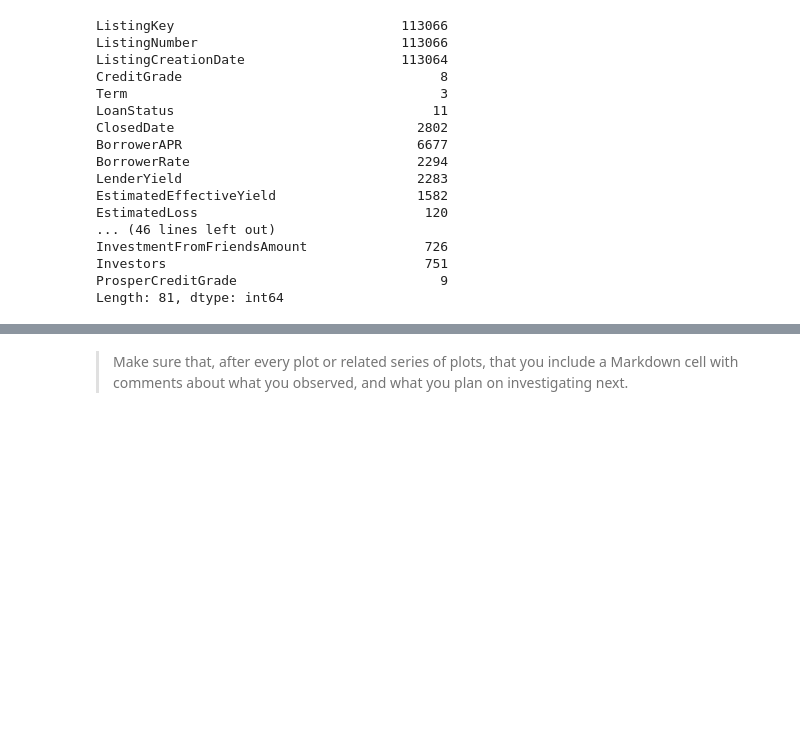
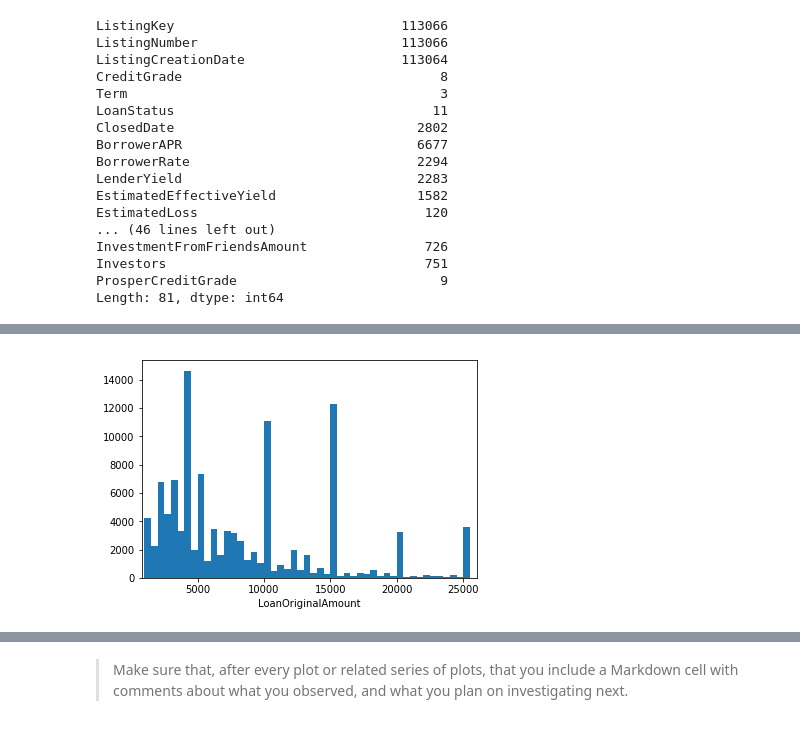
Before and after one commit to iRowebot/prosper_loans_visualizations, a Jupyter notebook: prosper_loans_data_visualization.ipynb, the cells around one changed output, grey strips where cells are left out. Cells and saved outputs as stored; diff of their text form; code cells hidden in the pictures; blank space fills up the shorter version.

```diff
--- a/prosper_loans_data_visualization.ipynb
+++ b/prosper_loans_data_visualization.ipynb
@@ -226,0 +237,8 @@ and prepare yourself to look at relationships between variables.
+# %%
+bins = np.arange(1000, df.LoanOriginalAmount.max() + 500, 500)
+
+plt.hist(df.LoanOriginalAmount, bins=bins)
+plt.xlabel('LoanOriginalAmount')
+plt.xlim(800, 26000);
+# %% [output]
+[figure, added]
```
Also changed, not shown: parts of 11 cells of this notebook.
